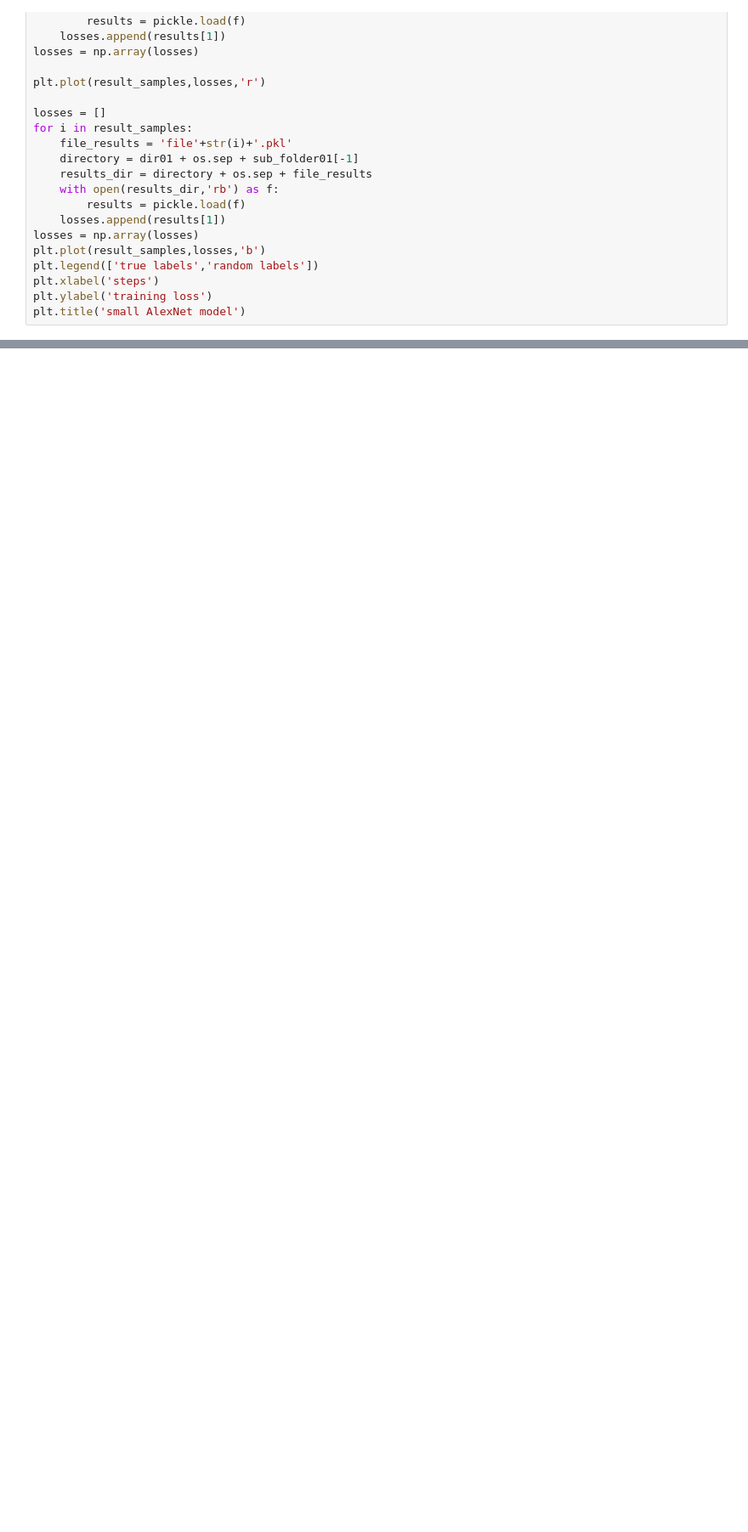
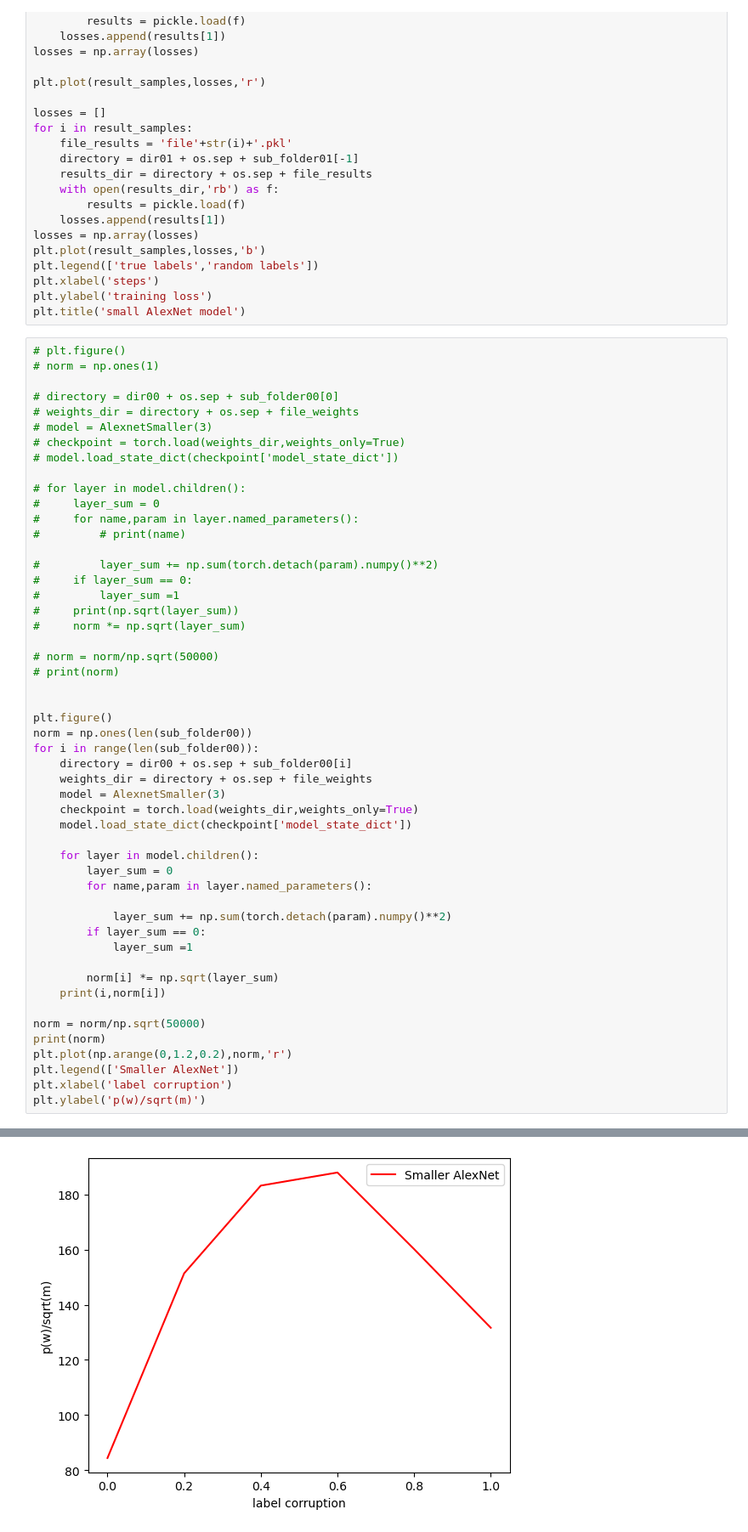
Before and after one commit to wsshen/MachineLearning, a Jupyter notebook: CIFAR/norm_plot.ipynb, the cells around one changed output, grey strips where cells are left out. Shown at 85% size. Drawn from its saved outputs; the diff is of its cells as text; blank space fills up the shorter version.

```diff
--- a/CIFAR/norm_plot.ipynb
+++ b/CIFAR/norm_plot.ipynb
@@ -496,3 +605,55 @@ plt.legend(['true labels','random labels'])
 plt.xlabel('steps')
 plt.ylabel('training loss')
 plt.title('small AlexNet model')
+# %%
+# plt.figure()
+# norm = np.ones(1)
+
+# directory = dir00 + os.sep + sub_folder00[0]
+# weights_dir = directory + os.sep + file_weights
+# model = AlexnetSmaller(3)
+# checkpoint = torch.load(weights_dir,weights_only=True)
+# model.load_state_dict(checkpoint['model_state_dict'])
+
+# for layer in model.children():
+#     layer_sum = 0
+#     for name,param in layer.named_parameters():
+#         # print(name)
+
+#         layer_sum += np.sum(torch.detach(param).numpy()**2)
+#     if layer_sum == 0:
+#         layer_sum =1
+#     print(np.sqrt(layer_sum))
+#     norm *= np.sqrt(layer_sum)
+
+# norm = norm/np.sqrt(50000)
+# print(norm)
+
+
+plt.figure()
+norm = np.ones(len(sub_folder00))
+for i in range(len(sub_folder00)):
+    directory = dir00 + os.sep + sub_folder00[i]
+    weights_dir = directory + os.sep + file_weights
+    model = AlexnetSmaller(3)
+    checkpoint = torch.load(weights_dir,weights_only=True)
+    model.load_state_dict(checkpoint['model_state_dict'])
+
+    for layer in model.children():
+        layer_sum = 0
+        for name,param in layer.named_parameters():
+
+            layer_sum += np.sum(torch.detach(param).numpy()**2)
+        if layer_sum == 0:
+            layer_sum =1
+
+        norm[i] *= np.sqrt(layer_sum)
+    print(i,norm[i])
+
+norm = norm/np.sqrt(50000)
+print(norm)
+plt.plot(np.arange(0,1.2,0.2),norm,'r')
+plt.legend(['Smaller AlexNet'])
+plt.xlabel('label corruption')
+plt.ylabel('p(w)/sqrt(m)')
+# %% [output]
@@ -498,0 +669 @@ plt.title('small AlexNet model')
+[figure, added]
```
Also changed, not shown: parts of 12 cells of this notebook, 4 other files.
